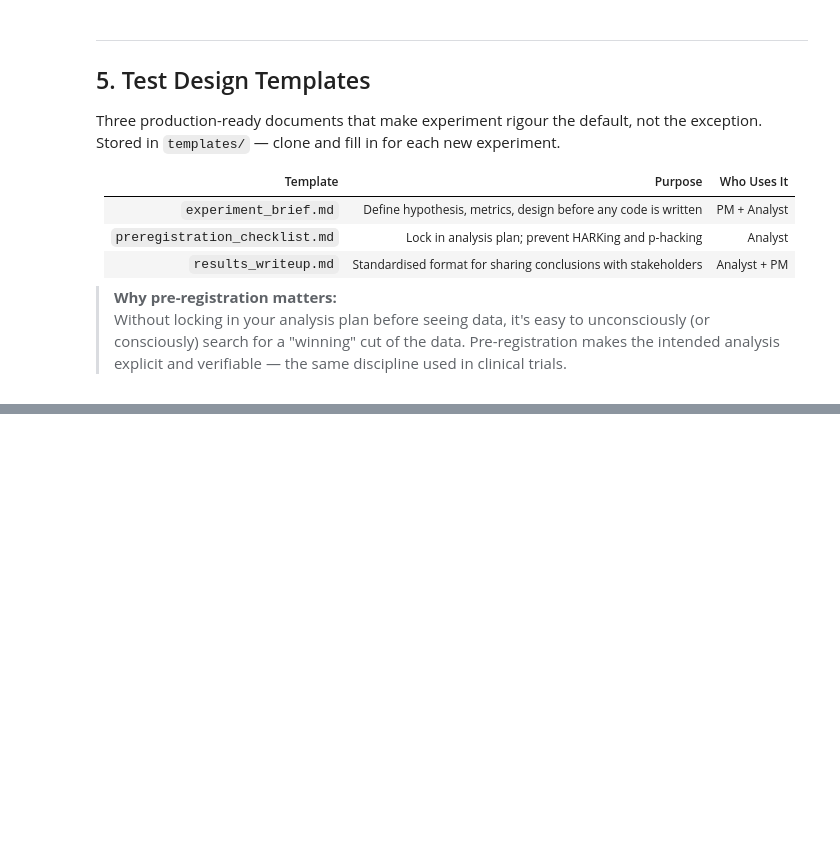
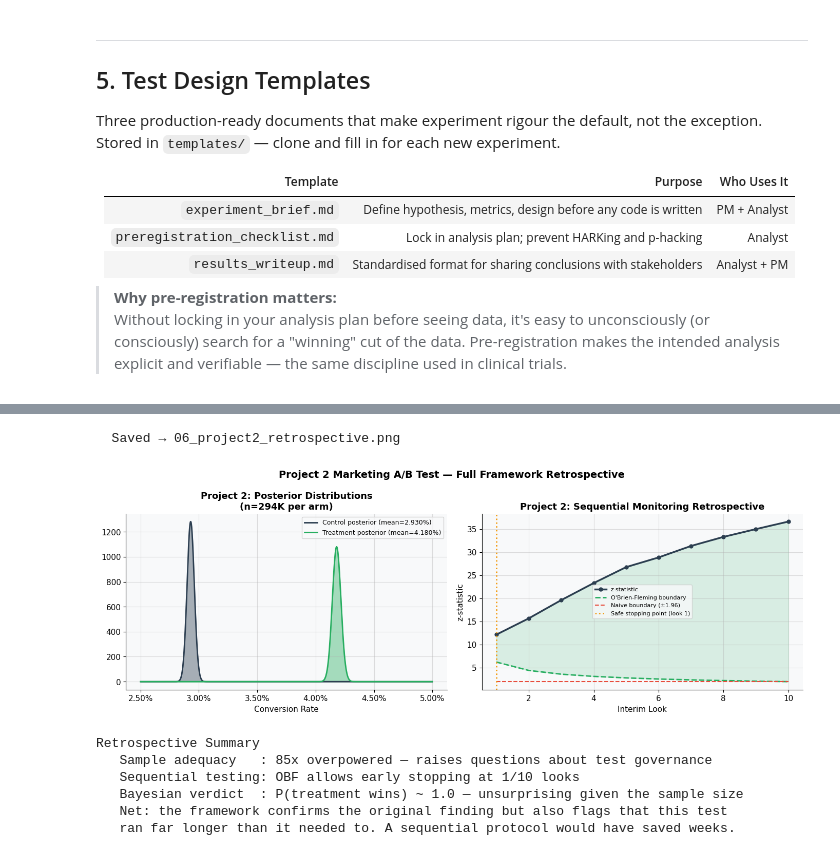
Before and after one commit to jordanshamu/experimentation-framework, a Jupyter notebook: notebooks/experimentation_framework.ipynb, the cells around one changed output, grey strips where cells are left out. Cells and saved outputs as stored; diff of their text form; code cells hidden in the pictures; blank space fills up the shorter version.

```diff
--- a/notebooks/experimentation_framework.ipynb
+++ b/notebooks/experimentation_framework.ipynb
@@ -669,39 +828,47 @@ ax.plot(x2, stats.beta.pdf(x2, a_c2, b_c2), color=PALETTE[0], lw=2,
         label=f"Control posterior (mean={P_CTRL:.3%})")
 ax.plot(x2, stats.beta.pdf(x2, a_t2, b_t2), color=PALETTE[2], lw=2,
         label=f"Treatment posterior (mean={P_TREAT:.3%})")
-ax.set_title("Project 2: Posterior Distributions
-(n=294K per arm)")
+ax.set_title("Project 2: Posterior Distributions\n(n=294K per arm)")
 ax.set_xlabel("Conversion Rate")
 ax.legend(fontsize=9)
 ax.xaxis.set_major_formatter(plt.FuncFormatter(lambda y,_: f"{y:.2%}"))
 
-# Sequential stopping visualisation
 ax2 = axes[1]
 ax2.plot(df_p2["look"], df_p2["z_stat"], color=PALETTE[0], lw=2.5, marker="o",
          ms=5, label="z-statistic")
 ax2.plot(df_p2["look"], df_p2["obf_boundary"], color=PALETTE[2], lw=2, ls="--",
          label="O'Brien-Fleming boundary")
 ax2.plot(df_p2["look"], df_p2["naive_boundary"], color=PALETTE[1], lw=1.5, ls="--",
          label="Naive boundary (±1.96)")
 ax2.fill_between(df_p2["look"], df_p2["obf_boundary"],
                   df_p2["z_stat"].clip(lower=df_p2["obf_boundary"]),
                   alpha=0.15, color=PALETTE[2])
 if sim_p2["obf_stopped"]:
     ax2.axvline(sim_p2["obf_stopped"]["look"], color=PALETTE[3], ls=":", lw=2,
                 label=f"Safe stopping point (look {sim_p2['obf_stopped']['look']})")
 ax2.set_title("Project 2: Sequential Monitoring Retrospective")
 ax2.set_xlabel("Interim Look")
 ax2.set_ylabel("z-statistic")
 ax2.legend(fontsize=8)
 
 plt.suptitle("Project 2 Marketing A/B Test — Full Framework Retrospective",
              fontsize=14, fontweight="bold")
 plt.tight_layout()
 save("06_project2_retrospective.png")
 plt.show()
 
-print(f"\n✅ Retrospective Summary")
-print(f"   Sample adequacy   : {N_PER_VARIANT/req['n_per_variant']:.0f}x overpowered — test was conclusive by design")
+print(f"\nRetrospective Summary")
+print(f"   Sample adequacy   : {N_PER_VARIANT/req['n_per_variant']:.0f}x overpowered — raises questions about test governance")
 print(f"   Sequential testing: OBF allows early stopping at {sim_p2['obf_stopped']['look'] if sim_p2['obf_stopped'] else 'N/A'}/10 looks")
-print(f"   Bayesian verdict  : P(treatment wins) ≈ 1.0 — essentially certain")
-print(f"   Both methods agree: Ship the treatment variant.")
+print(f"   Bayesian verdict  : P(treatment wins) ~ 1.0 — unsurprising given the sample size")
+print(f"   Net: the framework confirms the original finding but also flags that this test"
+      f"\n   ran far longer than it needed to. A sequential protocol would have saved weeks.")
+# %% [output]
+  Saved → 06_project2_retrospective.png
+[figure, added]
+Retrospective Summary
+   Sample adequacy   : 85x overpowered — raises questions about test governance
+   Sequential testing: OBF allows early stopping at 1/10 looks
+   Bayesian verdict  : P(treatment wins) ~ 1.0 — unsurprising given the sample size
+   Net: the framework confirms the original finding but also flags that this test
+   ran far longer than it needed to. A sequential protocol would have saved weeks.
```
Also changed, not shown: parts of 34 cells of this notebook.
